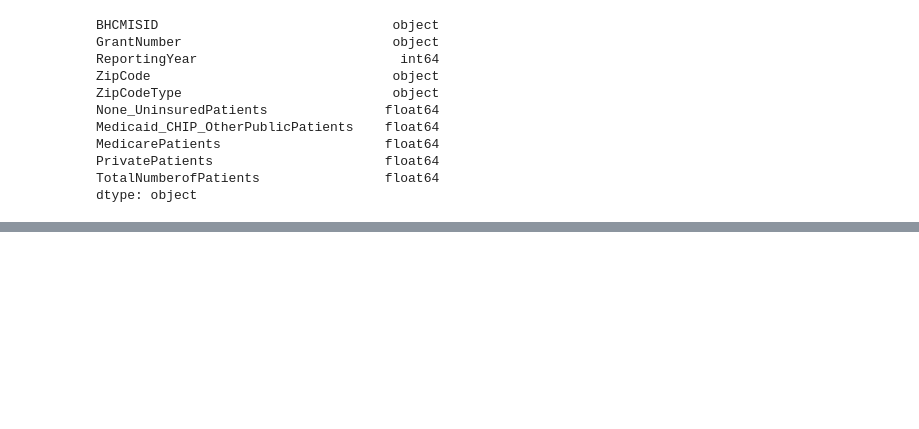
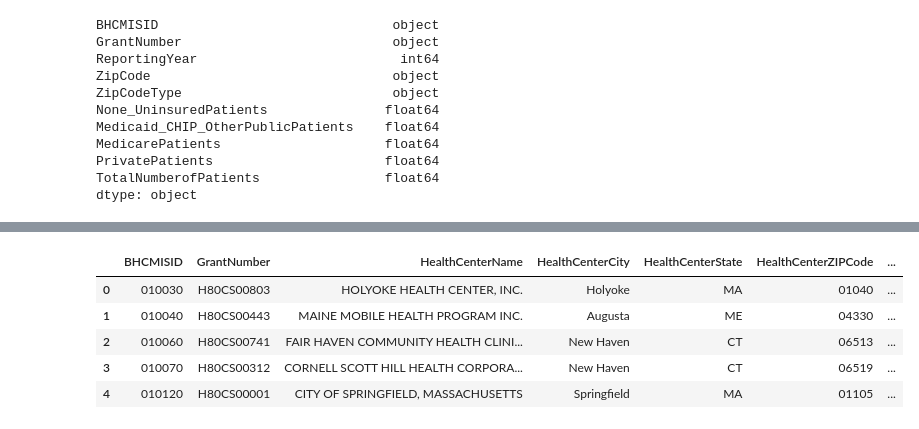
Before and after one commit to dezertdweller/capstone-project-fqhc-model, a Jupyter notebook: importing-data.ipynb, the cells around one changed output, grey strips where cells are left out. Cells and saved outputs as stored; diff of their text form; code cells hidden in the pictures; blank space fills up the shorter version.

```diff
--- a/importing-data.ipynb
+++ b/importing-data.ipynb
@@ -873,0 +892,9 @@ dtype: object
+# %%
+health_center_ops_finance.head()
+# %% [output]
+|  | BHCMISID | GrantNumber | HealthCenterName | HealthCenterCity | HealthCenterState | HealthCenterZIPCode | ... |
+| 0 | 010030 | H80CS00803 | HOLYOKE HEALTH CENTER, INC. | Holyoke | MA | 01040 | ... |
+| 1 | 010040 | H80CS00443 | MAINE MOBILE HEALTH PROGRAM INC. | Augusta | ME | 04330 | ... |
+| 2 | 010060 | H80CS00741 | FAIR HAVEN COMMUNITY HEALTH CLINI... | New Haven | CT | 06513 | ... |
+| 3 | 010070 | H80CS00312 | CORNELL SCOTT HILL HEALTH CORPORA... | New Haven | CT | 06519 | ... |
+| 4 | 010120 | H80CS00001 | CITY OF SPRINGFIELD, MASSACHUSETTS | Springfield | MA | 01105 | ... |
```
Also changed, not shown: parts of 2 cells of this notebook.
